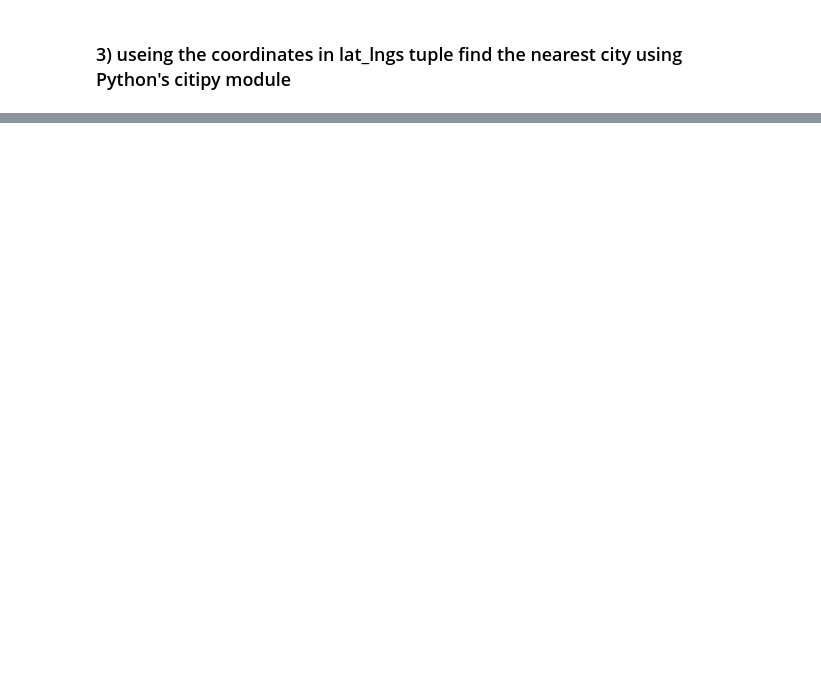
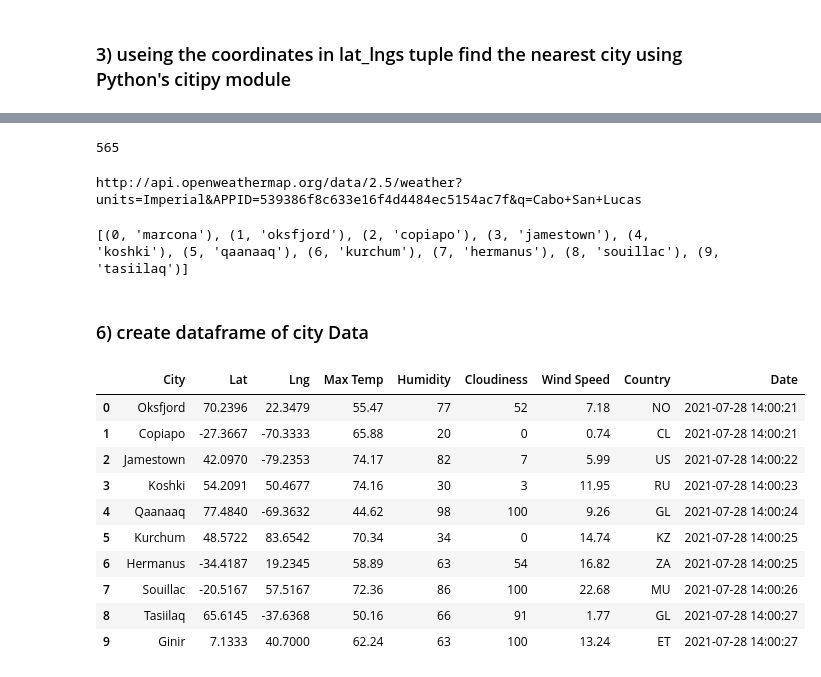
Before and after one commit to alisakhi1979/World_Weather_Analysis, a Jupyter notebook: WeatherPy.ipynb, the cells around one changed output, grey strips where cells are left out. Drawn from its saved outputs; the diff is of its cells as text; code cells hidden in the pictures; blank space fills up the shorter version.

```diff
--- a/WeatherPy.ipynb
+++ b/WeatherPy.ipynb
@@ -71,0 +124,10 @@ len(cities)
+# %%
+# Create an empty list to hold the weather data.
+city_data = []
+# Print the beginning of the logging.
+print("Beginning Data Retrieval     ")
+print("-----------------------------")
+
+# Create counters.
+record_count = 1
+set_count = 1
@@ -71,0 +205,34 @@ len(cities)
+# %%
+len(city_data)
+# %% [output]
+565
+# %%
+# replacing '+' for space will direct to the correct city name in API call
+#example
+city = 'Cabo San Lucas'
+city_url = url + "&q=" + city.replace(" ","+")
+print(city_url)
+# %% [output]
+http://api.openweathermap.org/data/2.5/weather?units=Imperial&APPID=539386f8c633e16f4d4484ec5154ac7f&q=Cabo+San+Lucas
+# %%
+# enumerate method
+print(list(enumerate(cities[0:10]))) # tuples of cities with index and name
+# %% [output]
+[(0, 'marcona'), (1, 'oksfjord'), (2, 'copiapo'), (3, 'jamestown'), (4, 'koshki'), (5, 'qaanaaq'), (6, 'kurchum'), (7, 'hermanus'), (8, 'souillac'), (9, 'tasiilaq')]
+# %% [markdown]
+### 6) create dataframe of city Data
+# %%
+city_data_df = pd.DataFrame(city_data)
+city_data_df.head(10)
+# %% [output]
+|  | City | Lat | Lng | Max Temp | Humidity | Cloudiness | Wind Speed | Country | Date |
+| 0 | Oksfjord | 70.2396 | 22.3479 | 55.47 | 77 | 52 | 7.18 | NO | 2021-07-28 14:00:21 |
+| 1 | Copiapo | -27.3667 | -70.3333 | 65.88 | 20 | 0 | 0.74 | CL | 2021-07-28 14:00:21 |
+| 2 | Jamestown | 42.0970 | -79.2353 | 74.17 | 82 | 7 | 5.99 | US | 2021-07-28 14:00:22 |
+| 3 | Koshki | 54.2091 | 50.4677 | 74.16 | 30 | 3 | 11.95 | RU | 2021-07-28 14:00:23 |
+| 4 | Qaanaaq | 77.4840 | -69.3632 | 44.62 | 98 | 100 | 9.26 | GL | 2021-07-28 14:00:24 |
+| 5 | Kurchum | 48.5722 | 83.6542 | 70.34 | 34 | 0 | 14.74 | KZ | 2021-07-28 14:00:25 |
+| 6 | Hermanus | -34.4187 | 19.2345 | 58.89 | 63 | 54 | 16.82 | ZA | 2021-07-28 14:00:25 |
+| 7 | Souillac | -20.5167 | 57.5167 | 72.36 | 86 | 100 | 22.68 | MU | 2021-07-28 14:00:26 |
+| 8 | Tasiilaq | 65.6145 | -37.6368 | 50.16 | 66 | 91 | 1.77 | GL | 2021-07-28 14:00:27 |
+| 9 | Ginir | 7.1333 | 40.7000 | 62.24 | 63 | 100 | 13.24 | ET | 2021-07-28 14:00:27 |
```
Also changed, not shown: parts of 17 cells of this notebook, 1 other file.
